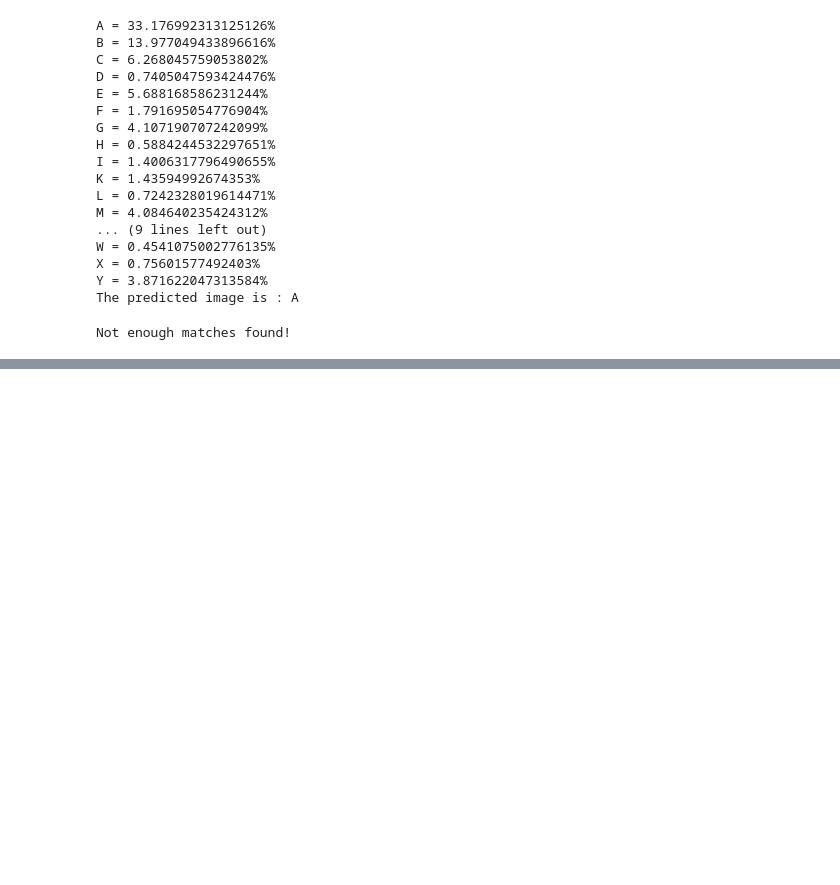
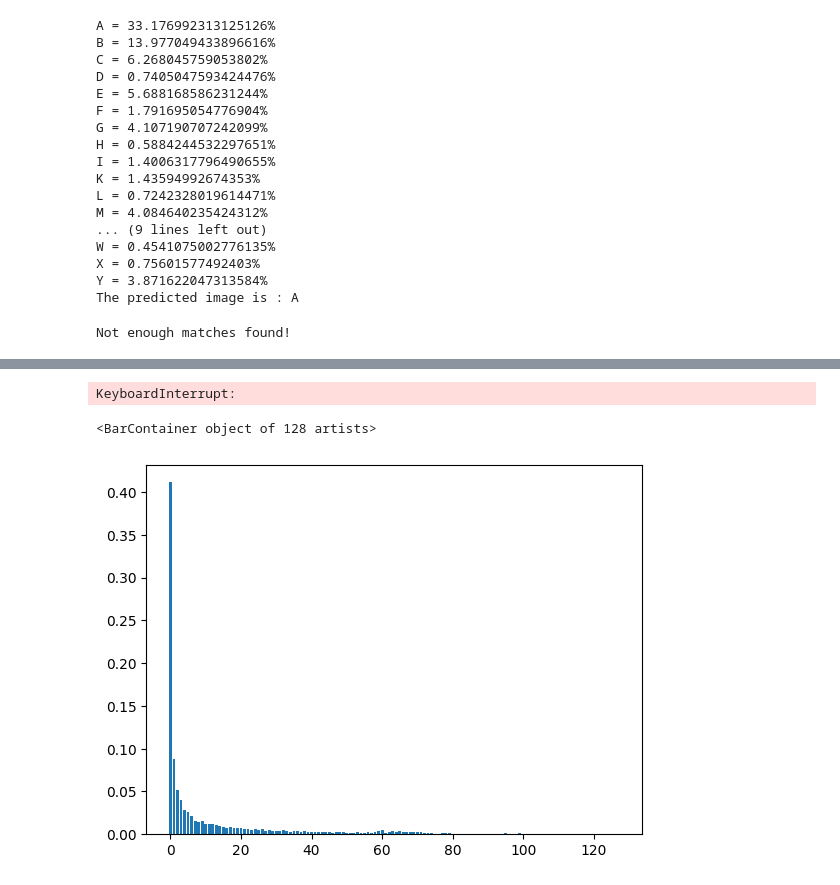
Before and after one commit to sonti-roy/SignLangPrediction, a Jupyter notebook: data_processing.ipynb, the cells around one changed output, grey strips where cells are left out. Drawn from its saved outputs; the diff is of its cells as text; code cells hidden in the pictures; blank space fills up the shorter version.

```diff
--- a/data_processing.ipynb
+++ b/data_processing.ipynb
@@ -36,8 +86,8 @@ for i in Categories:
         # img_array=rgb2gray(img_array)
         # img_resized_threshold = threshold_otsu(img_array)
         # gamma_corrected = exposure.adjust_gamma(img_resized_threshold, 2)
-        edge_array = cv2.Canny(np.array(img_array), 100, 200)
-        img_resized=resize(edge_array,(150,150,3))
+        # edge_array = cv2.Canny(np.array(img_array), 100, 200)
+        img_resized=resize(img_array,(150,150,3))
         flat_data_arr.append(img_resized.flatten())
         target_arr.append(Categories.index(i))
     print(f'loaded category:{i} successfully')
@@ -64,8 +101,8 @@ loaded category:Y successfully
 # %%
-from sklearn.decomposition import PCA
-num_features = 10  # Number of features to extract
-pca = PCA(n_components=num_features)  # PCA for feature extraction
-# Perform PCA to extract 10 features
-pca.fit(flat_data)
-flat_data_pca = pca.transform(flat_data)
+# from sklearn.decomposition import PCA
+# num_features = 10  # Number of features to extract
+# pca = PCA(n_components=num_features)  # PCA for feature extraction
+# # Perform PCA to extract 10 features
+# pca.fit(flat_data)
+# flat_data_pca = pca.transform(flat_data)
 # %%
@@ -80,6 +117,9 @@ pickle.dump(pca, open('pca_model.pkl', 'wb'))
 #dataframe
 # df=pd.DataFrame(flat_data_pca)
 df=pd.DataFrame(flat_data)
-df['Target']=target
+df['Target']=target_arr
+# fill NaN values with 0
+# df.fillna(0, inplace=True)
 # store the df in compressed format like hdf5
 df.to_hdf('feature_data.h5', 'df', mode='w')
+# df = pd.read_hdf('feature_data.h5', 'df')
@@ -351,0 +544,58 @@ Not enough matches found!
+# %%
+import cv2
+import numpy as np
+import os
+
+# Function to extract SIFT features and generate average descriptor
+def extract_sift_average(image_path):
+    # Load the image in grayscale
+    image = cv2.imread(image_path, cv2.IMREAD_GRAYSCALE)
+
+    # Initialize SIFT detector
+    sift = cv2.SIFT_create()
+
+    # Detect SIFT keypoints and descriptors
+    keypoints, descriptors = sift.detectAndCompute(image, None)
+
+    # Calculate the average descriptor
+    if descriptors is not None and len(descriptors) > 0:
+        average_descriptor = np.mean(descriptors, axis=0)
+        return average_descriptor
+    else:
+        return None
+
+# Directory containing images of different classes
+images_dir = 'train/'
+
+# List to store average descriptors and corresponding labels
+average_descriptors = []
+labels = []
+
+# Loop through each image in the directory
+for class_name in os.listdir(images_dir):
+    class_dir = os.path.join(images_dir, class_name)
+    if os.path.isdir(class_dir):
+        for image_name in os.listdir(class_dir):
+            image_path = os.path.join(class_dir, image_name)
+
+            # Extract average descriptor for each image
+            avg_descriptor = extract_sift_average(image_path)
+            if avg_descriptor is not None:
+                average_descriptors.append(avg_descriptor)
+                labels.append(class_name)
+
+# Convert lists to NumPy arrays
+average_descriptors = np.array(average_descriptors)
+labels = np.array(labels)
+
+# Print the shapes of average_descriptors and labels arrays
+print("Average Descriptors shape:", average_descriptors.shape)
+print("Labels shape:", labels.shape)
+# %% [output]
+KeyboardInterrupt:
+# %%
+# histogram of features for the first image plotted
+plt.bar(range(128), histograms[1500])
+# %% [output]
+<BarContainer object of 128 artists>
+[figure, added]
```
Also changed, not shown: parts of 29 cells of this notebook, 5 other files.
